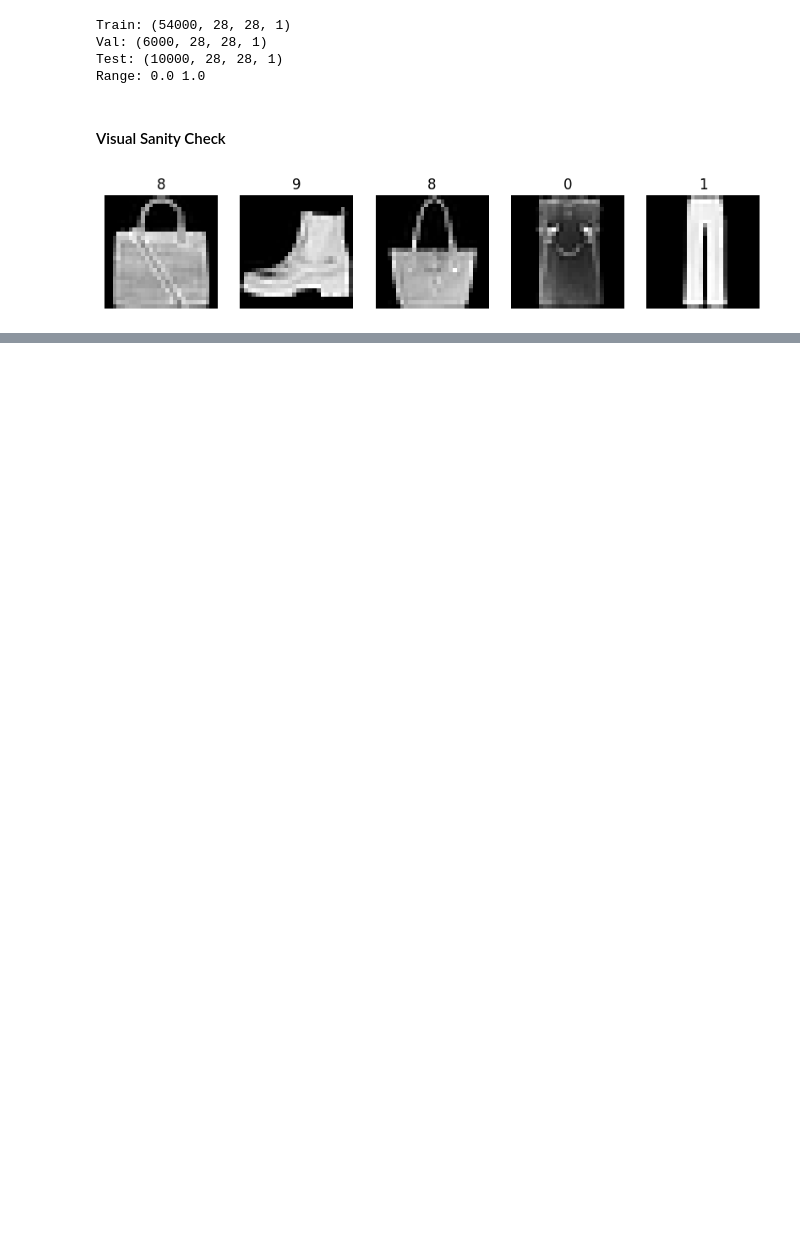
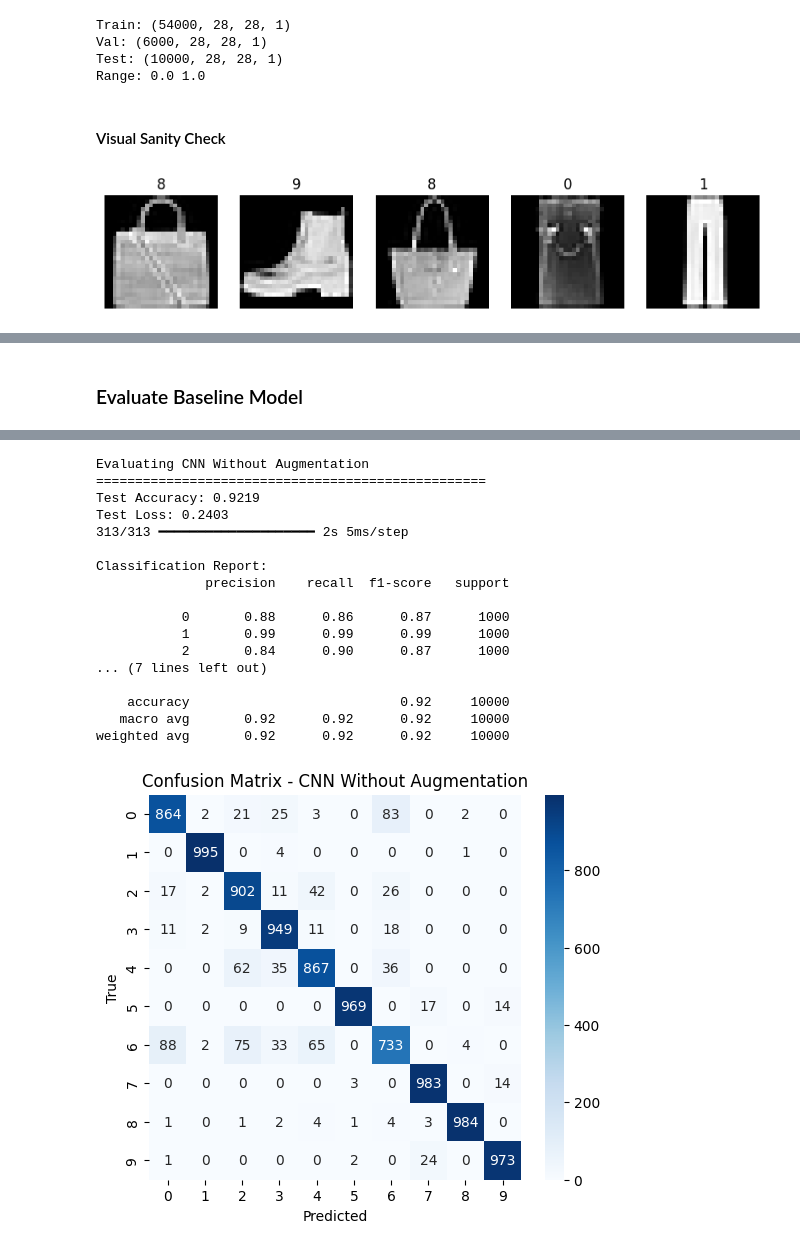
Before and after one commit to eyadhrif/TensorFlow_Project, a Jupyter notebook: notebooks/main.ipynb, the cells around one changed output, grey strips where cells are left out. Saved outputs shown, nothing was run; the diff lists cells and outputs as text; code cells hidden in the pictures; blank space fills up the shorter version.

```diff
--- a/notebooks/main.ipynb
+++ b/notebooks/main.ipynb
@@ -67,5 +291,11 @@ import seaborn as sns
+# %% [markdown]
+### Evaluate Baseline Model
 # %%
-model_no_aug = tf.keras.models.load_model("../models/best_model.h5")
-model_aug = tf.keras.models.load_model("../models/best_model_augmented.h5")
+acc_no_aug = evaluate_model(
+    "models/best_model.h5",
+    x_test,
+    y_test,
+    "CNN Without Augmentation"
+)
 # %% [output]
 WARNING:absl:Compiled the loaded model, but the compiled metrics have yet to be built. `model.compile_metrics` will be empty until you train or evaluate the model.
@@ -72,0 +302,18 @@ WARNING:absl:Compiled the loaded model, but the compiled metrics have yet to be
+Evaluating CNN Without Augmentation
+==================================================
+Test Accuracy: 0.9219
+Test Loss: 0.2403
+313/313 ━━━━━━━━━━━━━━━━━━━━ 2s 5ms/step
+
+Classification Report:
+              precision    recall  f1-score   support
+
+           0       0.88      0.86      0.87      1000
+           1       0.99      0.99      0.99      1000
+           2       0.84      0.90      0.87      1000
+... (7 lines left out)
+
+    accuracy                           0.92     10000
+   macro avg       0.92      0.92      0.92     10000
+weighted avg       0.92      0.92      0.92     10000
+[figure, added]
```
Also changed, not shown: parts of 28 cells of this notebook, 12 other files.
